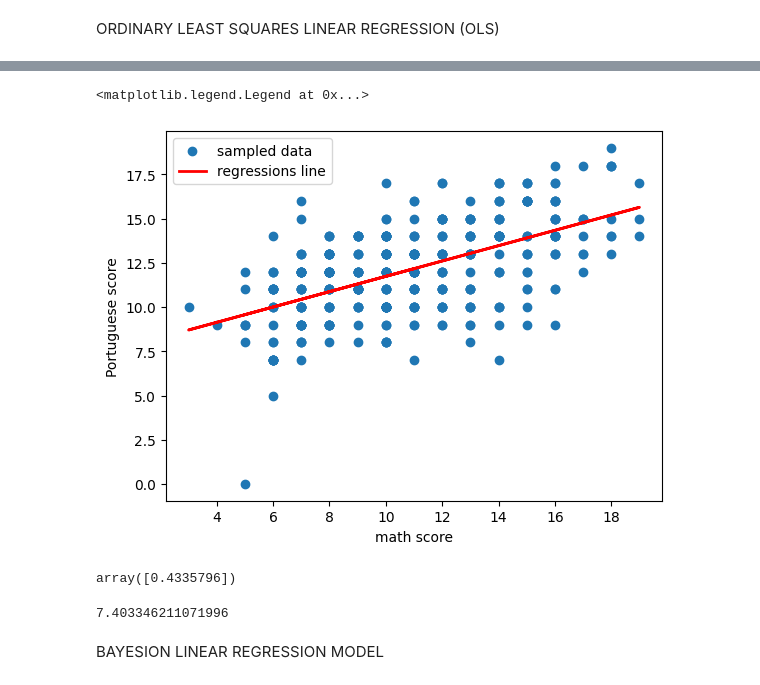
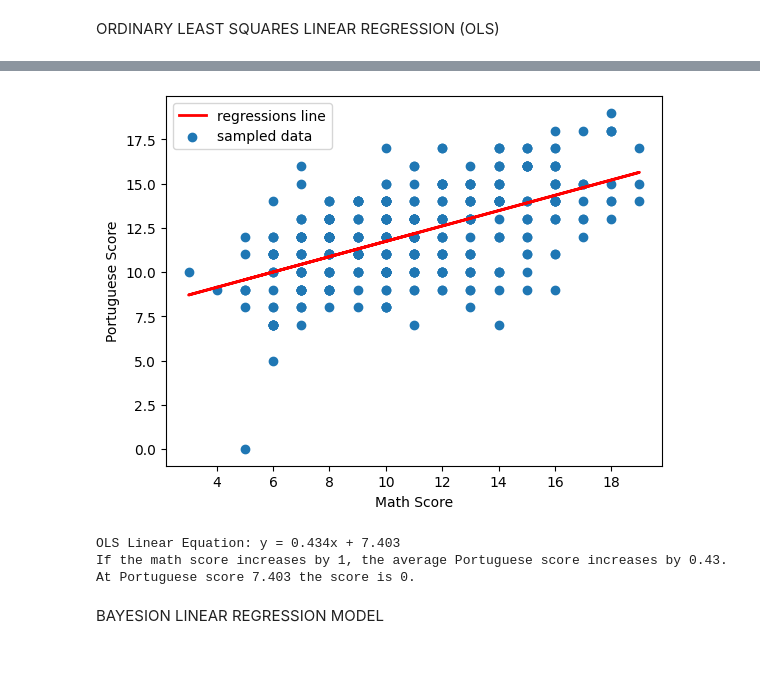
Before and after one commit to imoore99/Bayes, a Jupyter notebook: Linear Regression/bayesian_linear_regression.ipynb, the cells around one changed output, grey strips where cells are left out. Saved outputs shown, nothing was run; the diff lists cells and outputs as text; code cells hidden in the pictures.

```diff
--- a/Linear Regression/bayesian_linear_regression.ipynb
+++ b/Linear Regression/bayesian_linear_regression.ipynb
@@ -6,7 +9,8 @@ import bambi as bmb
 import arviz as az
 import numpy as np
 # %%
-df = pd.read_csv(
-"https://media.githubusercontent.com/media/khuyentran1401/Data-science"
-    "/master/statistics/bayes_linear_regression/student-score.csv"
-)
+#import data
+data = "https://media.githubusercontent.com/media/khuyentran1401/Data-science/master/statistics/bayes_linear_regression/student-score.csv"
+
+#create dataframe
+df = pd.read_csv(data)
@@ -29,8 +20,10 @@ por = df['por']
 # %% [markdown]
 ORDINARY LEAST SQUARES LINEAR REGRESSION (OLS)
 # %%
-plt.scatter(mat, por, label="sampled data")
-plt.xlabel("math score")
-plt.ylabel("Portuguese score")
-plt.legend(loc=0)
-plt.show()
+#scatter plot function for future use
+def scat_plot(x, y, x_label, y_label):
+    plt.scatter(x, y, label="sampled data")
+    plt.xlabel(x_label)
+    plt.ylabel(y_label)
+    plt.legend(loc=0)
+    plt.show()
@@ -40,0 +30,9 @@ mat, por = df["mat"].values, df["por"].values
+# %%
+#Plot functions
+x = df['mat']
+y = df['por']
+x_label = "Math Score"
+y_label = "Portuguese Score"
+
+#scatter of data
+scat_plot(x, y, x_label, y_label)
@@ -43,18 +45,6 @@ linear_model = LinearRegression().fit(mat.reshape(-1,1), por)
 predict_line = linear_model.predict(mat.reshape(-1,1))
 # %%
-plt.scatter(mat, por, label="sampled data")
 plt.plot(mat, predict_line, label = "regressions line", lw=2, color="red")
-plt.xlabel("math score")
-plt.ylabel("Portuguese score")
-plt.legend(loc=0)
+scat_plot(x, y, x_label, y_label)
 # %% [output]
-<matplotlib.legend.Legend at 0x...>
-[figure, old version]
+[figure, new version]
-# %%
-linear_model.coef_
-# %% [output]
-array([0.4335796])
-# %%
-linear_model.intercept_
-# %% [output]
-7.403346211071996
@@ -64,3 +51,19 @@ linear_model.intercept_
+# %%
+#Extract coeficient
+coef = linear_model.coef_[0]
+coef = round(coef,3)
+
+#Extract Intercept
+int = linear_model.intercept_
+int = round(int,3)
+
+#Equation
+equation = "y = {}x + {}".format(coef, int)
+print("OLS Linear Equation: " + equation)
+print("If the math score increases by 1, the average Portuguese score increases by 0.43. At Portuguese score 7.403 the score is 0.")
+# %% [output]
+OLS Linear Equation: y = 0.434x + 7.403
+If the math score increases by 1, the average Portuguese score increases by 0.43. At Portuguese score 7.403 the score is 0.
 # %% [markdown]
 BAYESION LINEAR REGRESSION MODEL
 # %%
```
Also changed, not shown: parts of 23 cells of this notebook.
